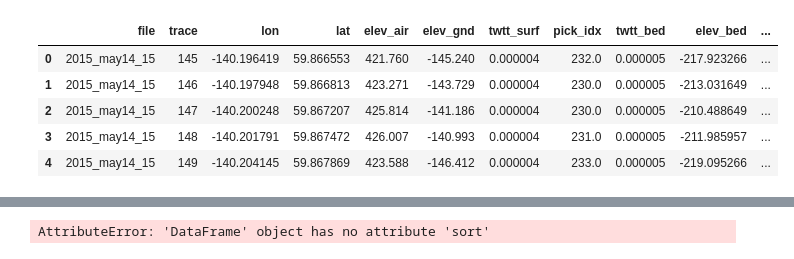
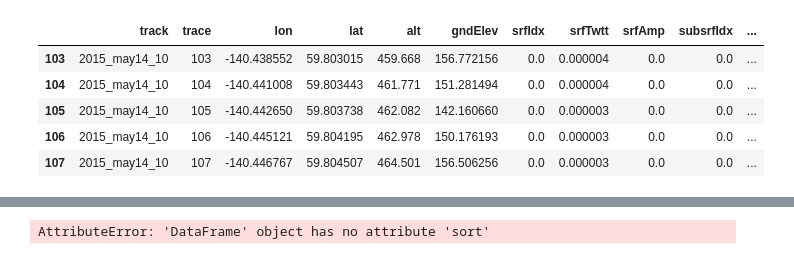
Before and after one commit to btobers/NOSE_tools, a Jupyter notebook: nose_crossoverCompare.ipynb, the cells around one changed output, grey strips where cells are left out. Drawn from its saved outputs; the diff is of its cells as text; code cells hidden in the pictures.

```diff
--- a/nose_crossoverCompare.ipynb
+++ b/nose_crossoverCompare.ipynb
@@ -68,15 +68,16 @@ dpath = "/home/btober/Documents/data/radar/malaspina/"
 thresh = 100                # distance threshold between crossover points [m]
 # %%
 # now let's try with some malaspin data
-df = pd.read_csv(dpath + "malaBed.csv")
+df = pd.read_csv(dpath + "malaBed_15_16_18_19_adem2m.csv")
+df = df[df["subsrfElev"].notna()]
 df.head()
 # %% [output]
-|  | file | trace | lon | lat | elev_air | elev_gnd | twtt_surf | pick_idx | twtt_bed | elev_bed | ... |
-| 0 | 2015_may14_15 | 145 | -140.196419 | 59.866553 | 421.760 | -145.240 | 0.000004 | 232.0 | 0.000005 | -217.923266 | ... |
-| 1 | 2015_may14_15 | 146 | -140.197948 | 59.866813 | 423.271 | -143.729 | 0.000004 | 230.0 | 0.000005 | -213.031649 | ... |
-| 2 | 2015_may14_15 | 147 | -140.200248 | 59.867207 | 425.814 | -141.186 | 0.000004 | 230.0 | 0.000005 | -210.488649 | ... |
-| 3 | 2015_may14_15 | 148 | -140.201791 | 59.867472 | 426.007 | -140.993 | 0.000004 | 231.0 | 0.000005 | -211.985957 | ... |
-| 4 | 2015_may14_15 | 149 | -140.204145 | 59.867869 | 423.588 | -146.412 | 0.000004 | 233.0 | 0.000005 | -219.095266 | ... |
+|  | track | trace | lon | lat | alt | gndElev | srfIdx | srfTwtt | srfAmp | subsrfIdx | ... |
+| 103 | 2015_may14_10 | 103 | -140.438552 | 59.803015 | 459.668 | 156.772156 | 0.0 | 0.000004 | 0.0 | 0.0 | ... |
+| 104 | 2015_may14_10 | 104 | -140.441008 | 59.803443 | 461.771 | 151.281494 | 0.0 | 0.000004 | 0.0 | 0.0 | ... |
+| 105 | 2015_may14_10 | 105 | -140.442650 | 59.803738 | 462.082 | 142.160660 | 0.0 | 0.000003 | 0.0 | 0.0 | ... |
+| 106 | 2015_may14_10 | 106 | -140.445121 | 59.804195 | 462.978 | 150.176193 | 0.0 | 0.000003 | 0.0 | 0.0 | ... |
+| 107 | 2015_may14_10 | 107 | -140.446767 | 59.804507 | 464.501 | 156.506256 | 0.0 | 0.000003 | 0.0 | 0.0 | ... |
 # %%
 # lets try converting points in each track to it's own linestring then seeing where linestrings intersect
 
```
Also changed, not shown: parts of 5 cells of this notebook, 1 other file.
